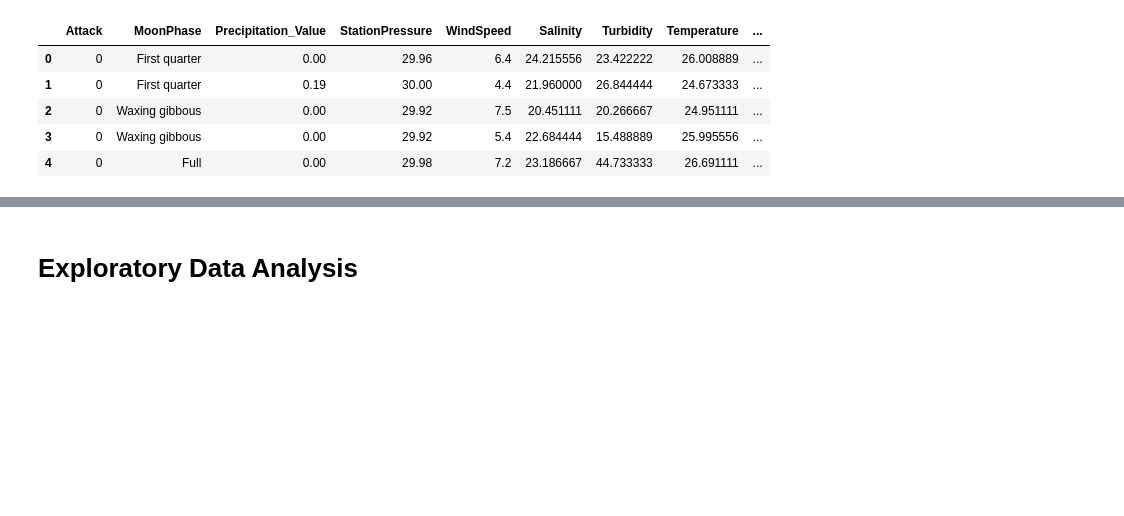
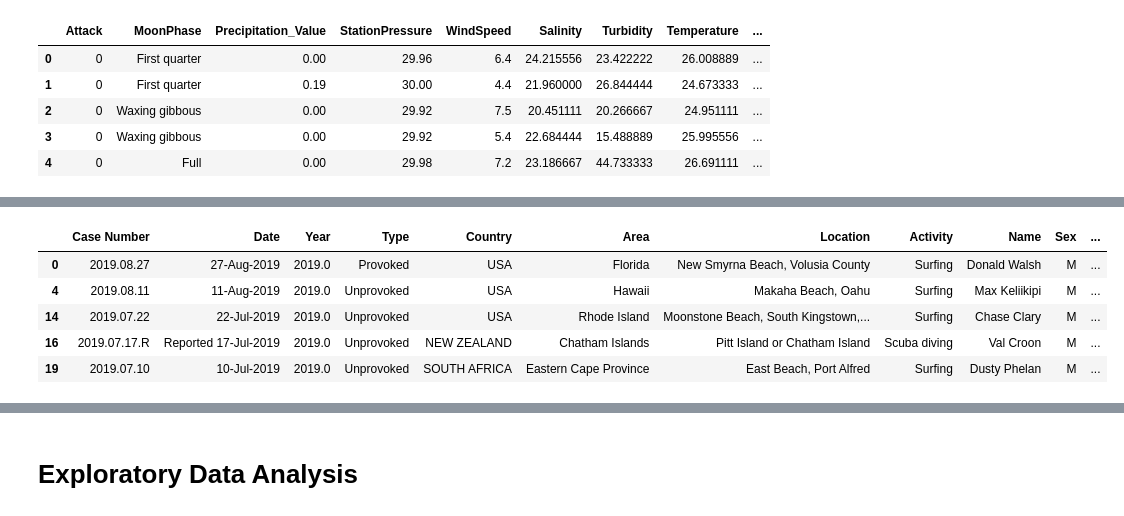
Before and after one commit to kpokrass/Shark_Attacks, a Jupyter notebook: shark_attacks.ipynb, the cells around one changed output, grey strips where cells are left out. Drawn from its saved outputs; the diff is of its cells as text; code cells hidden in the pictures; blank space fills up the shorter version.

```diff
--- a/shark_attacks.ipynb
+++ b/shark_attacks.ipynb
@@ -224,0 +479,3 @@ Name: Attack, dtype: int64
+# %%
+gsaf['test'] = pd.to_datetime(gsaf.test)
+gsaf.head()
@@ -224,0 +492,2 @@ Name: Attack, dtype: int64
+# %%
+gsaf.set_value(4230, 'test', '1959.07.03')
@@ -224,0 +498,10 @@ Name: Attack, dtype: int64
+# %%
+gsaf1 = gsaf.dropna(axis=0)
+gsaf1.head()
+# %% [output]
+|  | Case Number | Date | Year | Type | Country | Area | Location | Activity | Name | Sex | ... |
+| 0 | 2019.08.27 | 27-Aug-2019 | 2019.0 | Provoked | USA | Florida | New Smyrna Beach, Volusia County | Surfing | Donald Walsh | M | ... |
+| 4 | 2019.08.11 | 11-Aug-2019 | 2019.0 | Unprovoked | USA | Hawaii | Makaha Beach, Oahu | Surfing | Max Keliikipi | M | ... |
+| 14 | 2019.07.22 | 22-Jul-2019 | 2019.0 | Unprovoked | USA | Rhode Island | Moonstone Beach, South Kingstown,... | Surfing | Chase Clary | M | ... |
+| 16 | 2019.07.17.R | Reported 17-Jul-2019 | 2019.0 | Unprovoked | NEW ZEALAND | Chatham Islands | Pitt Island or Chatham Island | Scuba diving | Val Croon | M | ... |
+| 19 | 2019.07.10 | 10-Jul-2019 | 2019.0 | Unprovoked | SOUTH AFRICA | Eastern Cape Province | East Beach, Port Alfred | Surfing | Dusty Phelan | M | ... |
```
Also changed, not shown: parts of 14 cells of this notebook.
